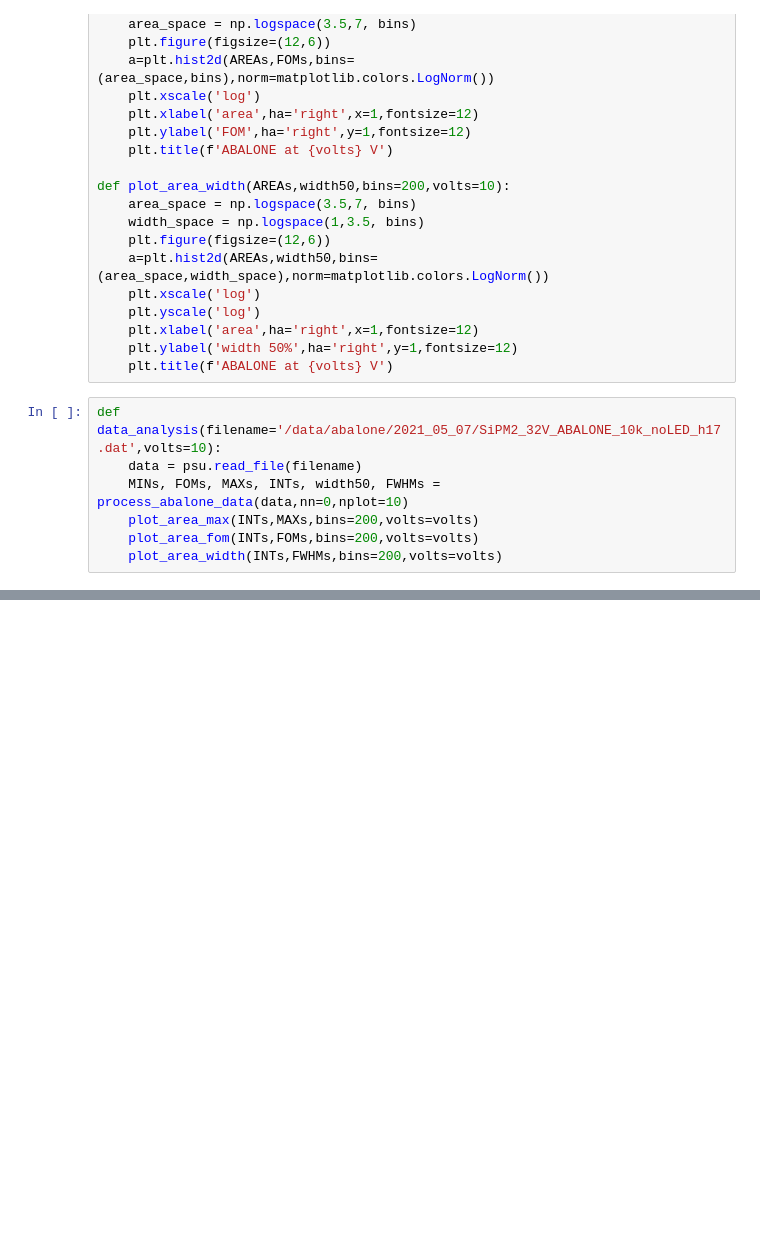
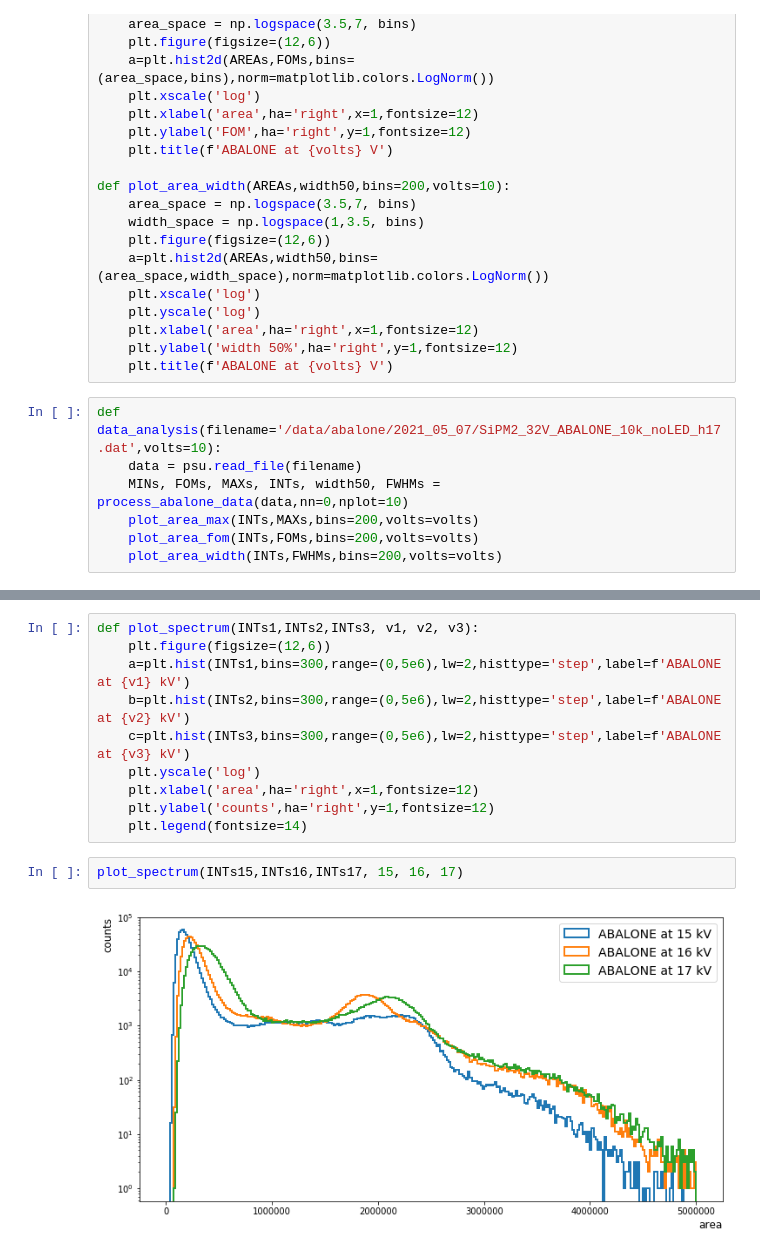
Before and after one commit to valerioda/abalone, a Jupyter notebook: process_abalone_rampingup_20210511.ipynb, the cells around one changed output, grey strips where cells are left out. Saved outputs shown, nothing was run; the diff lists cells and outputs as text; blank space fills up the shorter version.

```diff
--- a/process_abalone_rampingup_20210511.ipynb
+++ b/process_abalone_rampingup_20210511.ipynb
@@ -170,0 +201,14 @@ event n. 600000 time to process: 31.57
+# %%
+def plot_spectrum(INTs1,INTs2,INTs3, v1, v2, v3):
+    plt.figure(figsize=(12,6))
+    a=plt.hist(INTs1,bins=300,range=(0,5e6),lw=2,histtype='step',label=f'ABALONE at {v1} kV')
+    b=plt.hist(INTs2,bins=300,range=(0,5e6),lw=2,histtype='step',label=f'ABALONE at {v2} kV')
+    c=plt.hist(INTs3,bins=300,range=(0,5e6),lw=2,histtype='step',label=f'ABALONE at {v3} kV')
+    plt.yscale('log')
+    plt.xlabel('area',ha='right',x=1,fontsize=12)
+    plt.ylabel('counts',ha='right',y=1,fontsize=12)
+    plt.legend(fontsize=14)
+# %%
+plot_spectrum(INTs15,INTs16,INTs17, 15, 16, 17)
+# %% [output]
+[figure, added]
```
Also changed, not shown: parts of 3 cells of this notebook.
